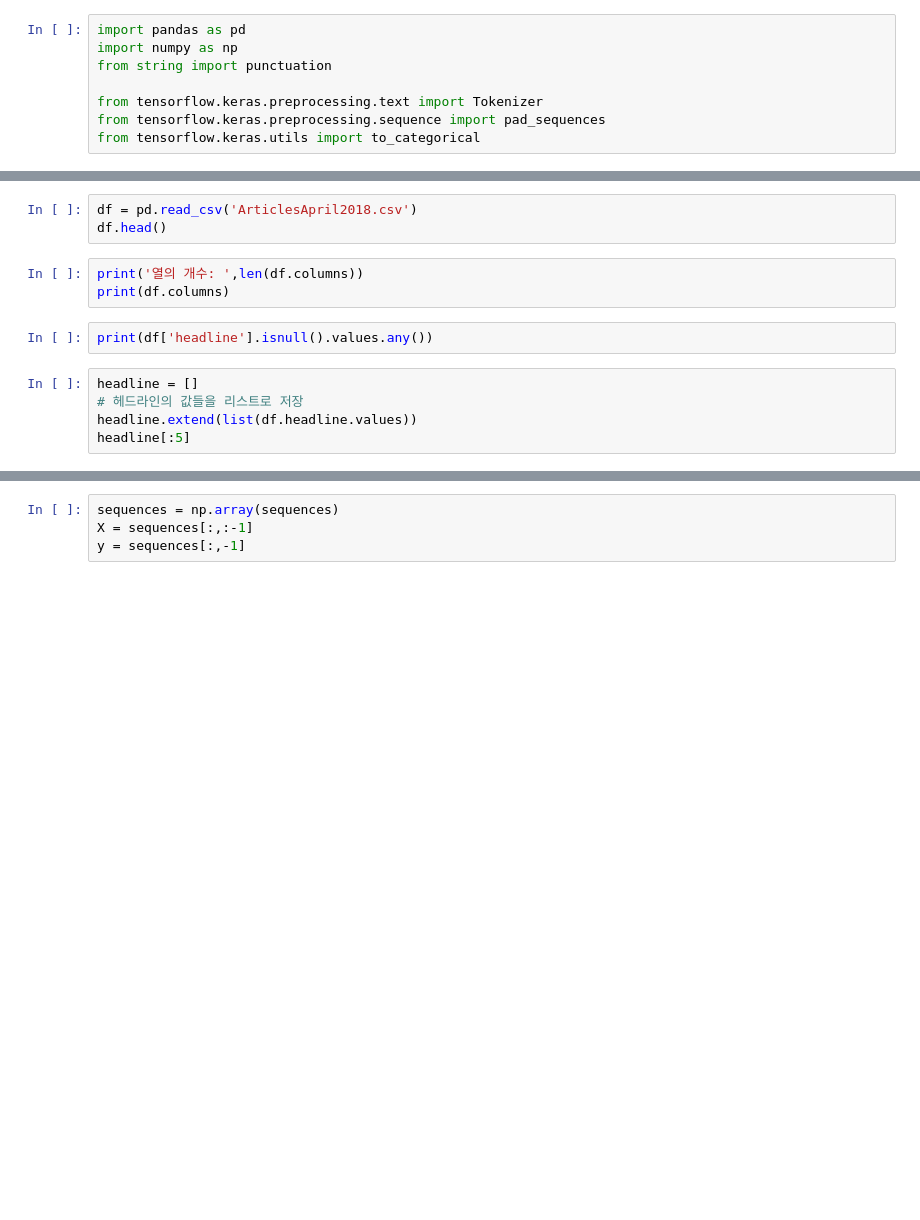
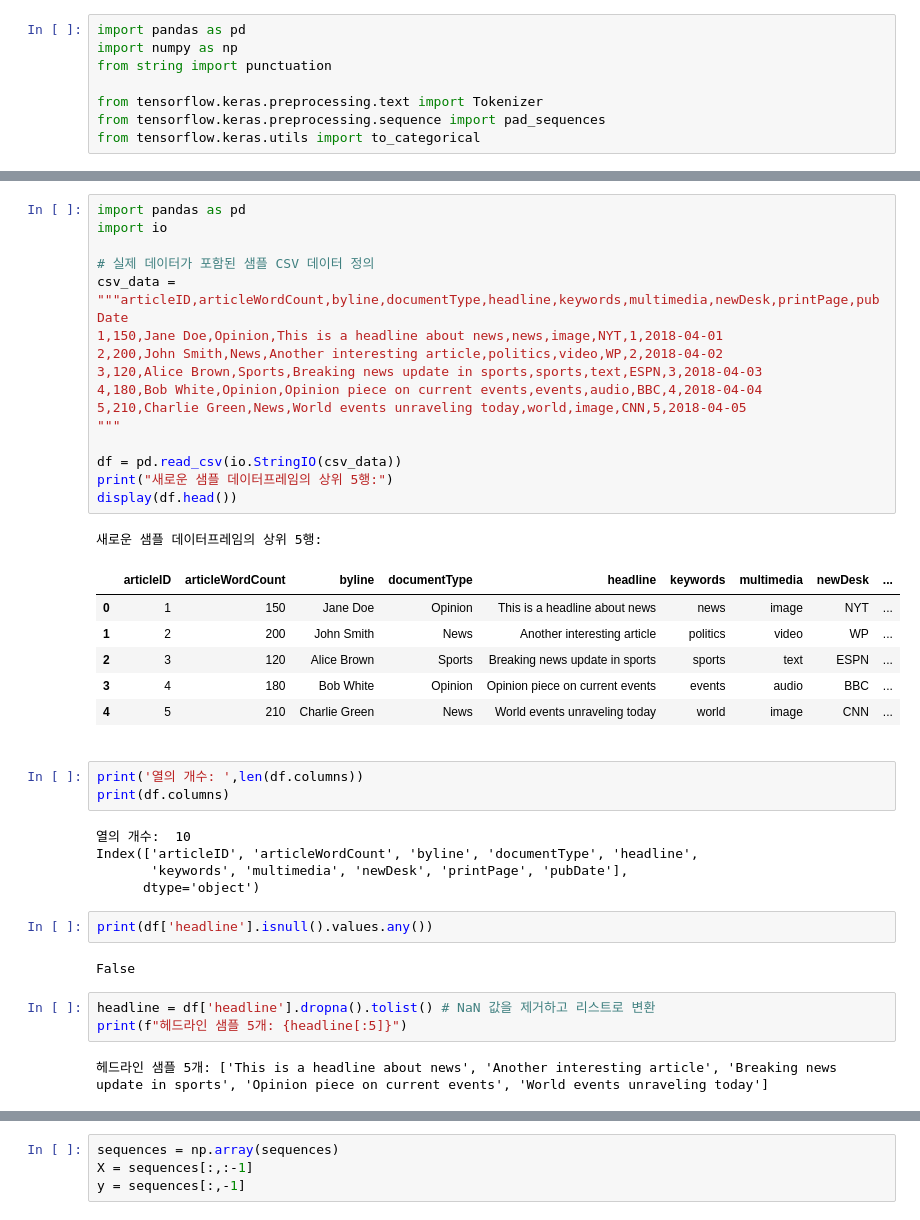
Before and after one commit to ksuplee/tensorflow-nlp-tutorial, a Jupyter notebook: 08_RNN/8-06-1_Text_generation_with_an_RNN.ipynb, the cells around one changed output, grey strips where cells are left out. Drawn from its saved outputs; the diff is of its cells as text; blank space fills up the shorter version.

```diff
--- a/08_RNN/8-06-1_Text_generation_with_an_RNN.ipynb
+++ b/08_RNN/8-06-1_Text_generation_with_an_RNN.ipynb
@@ -191,15 +184,45 @@ for fn in uploaded.keys():		# 업로드한 파일 확인
-# %%
-df = pd.read_csv('ArticlesApril2018.csv')
-df.head()
+# %%
+import pandas as pd
+import io
+
+# 실제 데이터가 포함된 샘플 CSV 데이터 정의
+csv_data = """articleID,articleWordCount,byline,documentType,headline,keywords,multimedia,newDesk,printPage,pubDate
+1,150,Jane Doe,Opinion,This is a headline about news,news,image,NYT,1,2018-04-01
+2,200,John Smith,News,Another interesting article,politics,video,WP,2,2018-04-02
+3,120,Alice Brown,Sports,Breaking news update in sports,sports,text,ESPN,3,2018-04-03
+4,180,Bob White,Opinion,Opinion piece on current events,events,audio,BBC,4,2018-04-04
+5,210,Charlie Green,News,World events unraveling today,world,image,CNN,5,2018-04-05
+"""
+
+df = pd.read_csv(io.StringIO(csv_data))
+print("새로운 샘플 데이터프레임의 상위 5행:")
+display(df.head())
+# %% [output]
+새로운 샘플 데이터프레임의 상위 5행:
+|  | articleID | articleWordCount | byline | documentType | headline | keywords | multimedia | newDesk | ... |
+| 0 | 1 | 150 | Jane Doe | Opinion | This is a headline about news | news | image | NYT | ... |
+| 1 | 2 | 200 | John Smith | News | Another interesting article | politics | video | WP | ... |
+| 2 | 3 | 120 | Alice Brown | Sports | Breaking news update in sports | sports | text | ESPN | ... |
+| 3 | 4 | 180 | Bob White | Opinion | Opinion piece on current events | events | audio | BBC | ... |
+| 4 | 5 | 210 | Charlie Green | News | World events unraveling today | world | image | CNN | ... |
+# %% [markdown]
+<!-- 이전 샘플 CSV 데이터 설명 - 메인 `df` 로드 셀에 통합되었습니다. -->
 # %%
 print('열의 개수: ',len(df.columns))
 print(df.columns)
+# %% [output]
+열의 개수:  10
+Index(['articleID', 'articleWordCount', 'byline', 'documentType', 'headline',
+       'keywords', 'multimedia', 'newDesk', 'printPage', 'pubDate'],
+      dtype='object')
 # %%
 print(df['headline'].isnull().values.any())
+# %% [output]
+False
-# %%
-headline = []
-# 헤드라인의 값들을 리스트로 저장
-headline.extend(list(df.headline.values))
-headline[:5]
+# %%
+headline = df['headline'].dropna().tolist() # NaN 값을 제거하고 리스트로 변환
+print(f"헤드라인 샘플 5개: {headline[:5]}")
+# %% [output]
+헤드라인 샘플 5개: ['This is a headline about news', 'Another interesting article', 'Breaking news update in sports', 'Opinion piece on current events', 'World events unraveling today']
 # %%
 print('총 샘플의 개수 : {}'.format(len(headline))) # 현재 샘플의 개수
```
Also changed, not shown: parts of 18 cells of this notebook.
